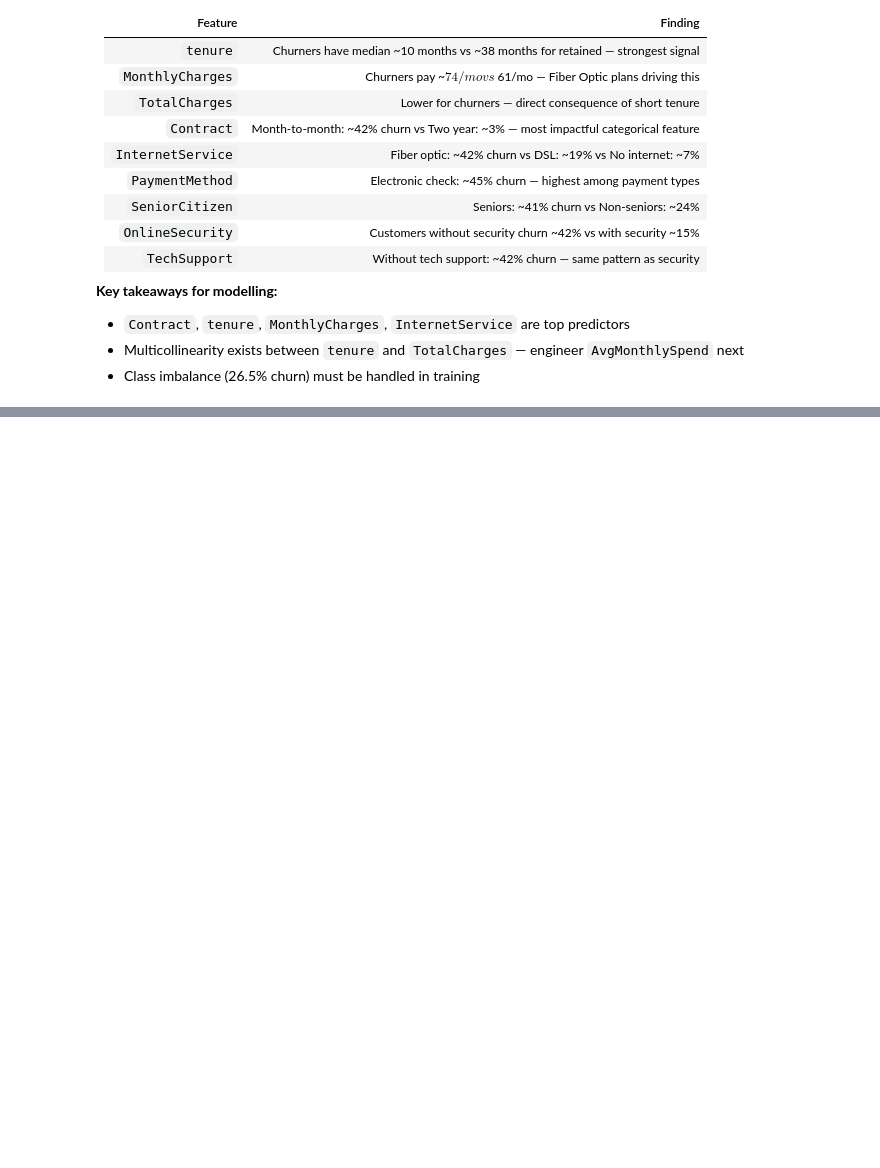
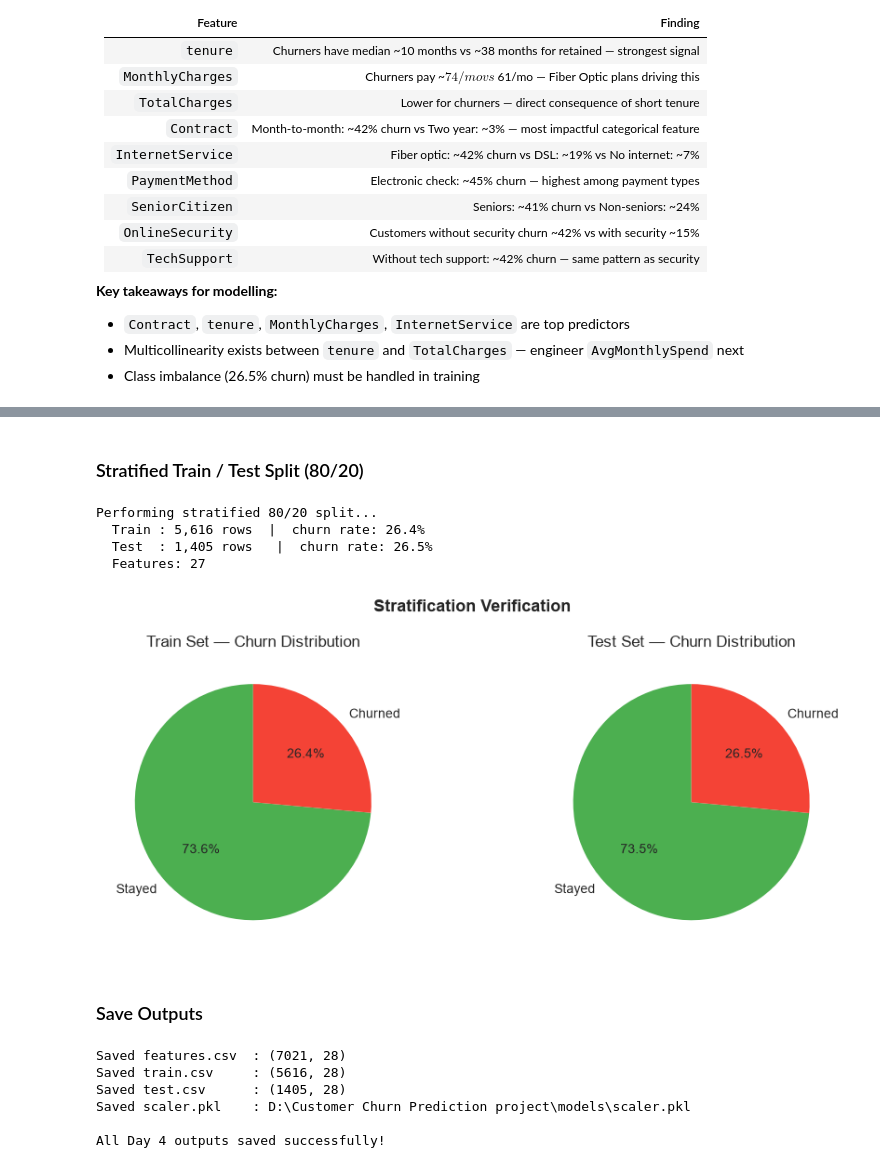
Before and after one commit to Spandana-hub/Customer_churn_prediction, a Jupyter notebook: notebooks/customer_churn_analysis.ipynb, the cells around one changed output, grey strips where cells are left out. Saved outputs shown, nothing was run; the diff lists cells and outputs as text; code cells hidden in the pictures; blank space fills up the shorter version.

```diff
--- a/notebooks/customer_churn_analysis.ipynb
+++ b/notebooks/customer_churn_analysis.ipynb
@@ -707,0 +925,52 @@ print(f'EDA report saved to {report_path}')
+# %% [markdown]
+### Stratified Train / Test Split (80/20)
+# %%
+print('Performing stratified 80/20 split...')
+X_train, X_test, y_train, y_test = split_data(df_features, target_col=TARGET_COL)
+
+# Verify stratification
+fig, axes = plt.subplots(1, 2, figsize=(10, 4))
+for ax, y, title in [(axes[0], y_train, 'Train Set'), (axes[1], y_test, 'Test Set')]:
+    counts = y.value_counts()
+    ax.pie(counts.values,
+           labels=['Stayed', 'Churned'],
+           colors=['#4CAF50', '#F44336'],
+           autopct='%1.1f%%', startangle=90)
+    ax.set_title(f'{title} — Churn Distribution')
+plt.suptitle('Stratification Verification', fontsize=13, fontweight='bold')
+plt.tight_layout()
+plt.savefig(IMAGES_DIR / 'fe_train_test_split.png', dpi=FIG_DPI, bbox_inches='tight')
+plt.show()
+# %% [output]
+Performing stratified 80/20 split...
+  Train : 5,616 rows  |  churn rate: 26.4%
+  Test  : 1,405 rows   |  churn rate: 26.5%
+  Features: 27
+[figure, added]
+# %% [markdown]
+### Save Outputs
+# %%
+# Save full feature matrix
+df_features.to_csv(FEATURES_PATH, index=False)
+print(f'Saved features.csv  : {df_features.shape}')
+
+# Save train / test splits
+train_df = pd.concat([X_train, y_train], axis=1)
+test_df  = pd.concat([X_test,  y_test],  axis=1)
+train_df.to_csv(TRAIN_PATH, index=False)
+test_df.to_csv(TEST_PATH,   index=False)
+print(f'Saved train.csv     : {train_df.shape}')
+print(f'Saved test.csv      : {test_df.shape}')
+
+# Save fitted scaler
+joblib.dump(scaler, SCALER_PATH)
+print(f'Saved scaler.pkl    : {SCALER_PATH}')
+
+print('\nAll Day 4 outputs saved successfully!')
+# %% [output]
+Saved features.csv  : (7021, 28)
+Saved train.csv     : (5616, 28)
+Saved test.csv      : (1405, 28)
+Saved scaler.pkl    : D:\Customer Churn Prediction project\models\scaler.pkl
+
+All Day 4 outputs saved successfully!
```
Also changed, not shown: parts of 22 cells of this notebook, 5 other files.
